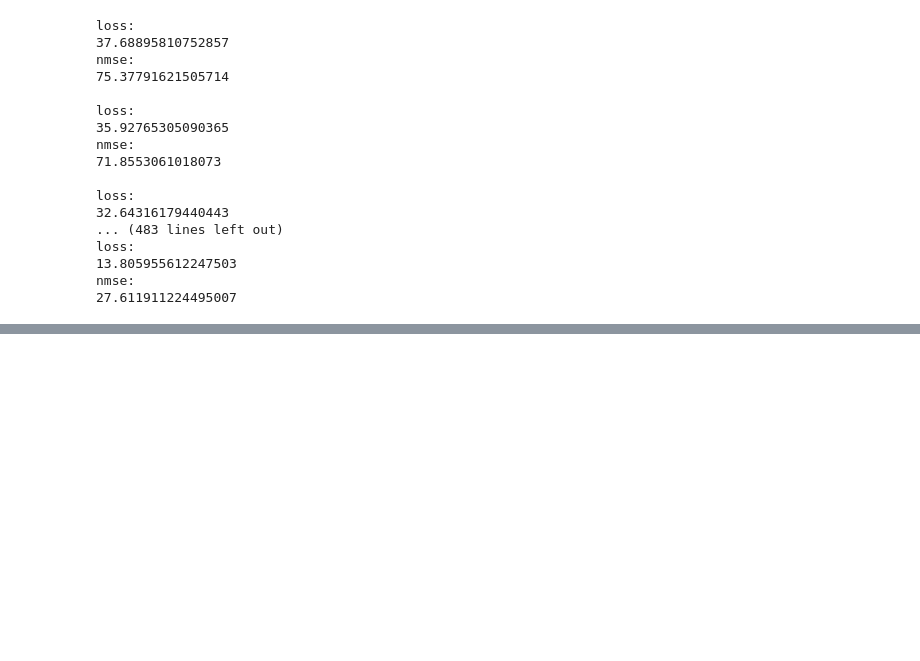
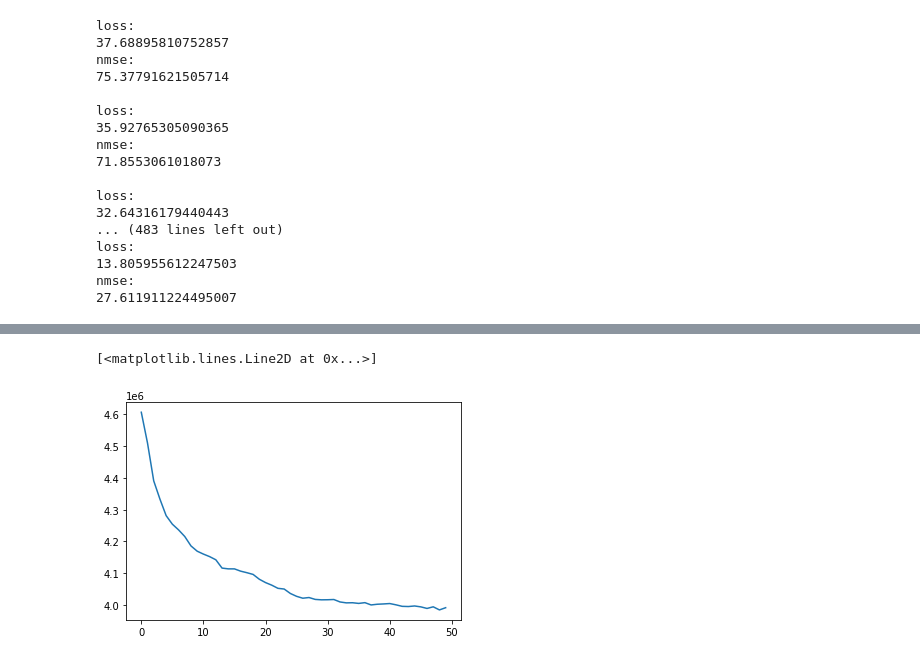
Before and after one commit to ayakkala1/Project-3-Data-401, a Jupyter notebook: Flo/Project 3 BackProp.ipynb, the cells around one changed output, grey strips where cells are left out. Cells and saved outputs as stored; diff of their text form; code cells hidden in the pictures; blank space fills up the shorter version.

Commit message:
added forward stepwise

```diff
--- a/Flo/Project 3 BackProp.ipynb
+++ b/Flo/Project 3 BackProp.ipynb
@@ -206,0 +276,41 @@ nmse:
+# %%
+# forward cross validated stepwise
+
+train_data = X_train.copy()
+df_with_col = pd.DataFrame()
+
+#min_RMSE, min_bic = get_average_RMSE_for_one_model(train_data, y_train_sample)
+
+col_added = []
+rmses = []
+
+for i in range(0,50):
+
+    min_col = None
+    min_RMSE = 100000000000000000000
+    min_bic = 10000000000000000000
+
+    for col in train_data.columns:
+
+        df_with_col[col] = train_data[col]
+
+        new_RMSE, new_bic = get_average_RMSE_for_one_model(df_with_col, y_train)
+
+        if new_RMSE[0] <= min_RMSE:
+            min_bic = new_bic[0]
+            min_RMSE = new_RMSE[0]
+            min_col = col
+
+        df_with_col.drop(columns=[col], inplace=True)
+
+    if min_col is not None:
+        print(min_col)
+        df_with_col[min_col] = train_data[min_col]
+        train_data.drop(columns=[min_col], inplace=True)
+        rmses.append(min_RMSE)
+        print("bic: " + str(min_bic))
+        print("rmse: " + str(min_RMSE))
+        col_added.append(min_col)
+        print("")
+    else:
+        print("Failed #2")
@@ -206,0 +335,6 @@ nmse:
+# %%
+# RMSEs
+plt.plot(range(0,50), rmses)
+# %% [output]
+[<matplotlib.lines.Line2D at 0x...>]
+[figure, added]
```
Also changed, not shown: parts of 7 cells of this notebook.
